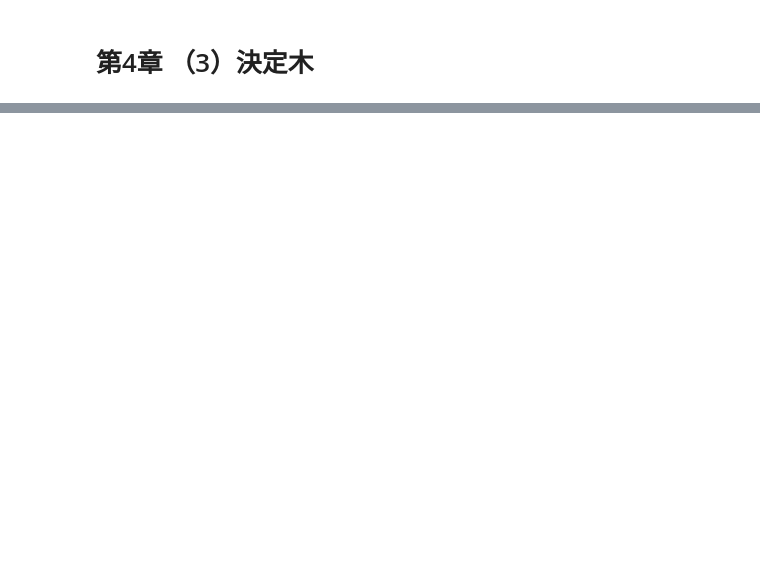
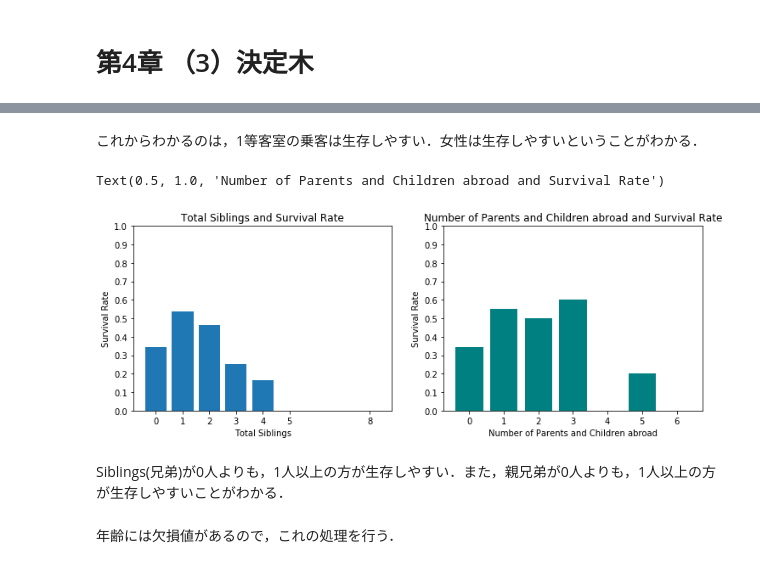
Before and after one commit to crotsu/ML_basic_ensemble, a Jupyter notebook: Chapter4/chap4_3_DecisionTree.ipynb, the cells around one changed output, grey strips where cells are left out. Saved outputs shown, nothing was run; the diff lists cells and outputs as text; code cells hidden in the pictures; blank space fills up the shorter version.

```diff
--- a/Chapter4/chap4_3_DecisionTree.ipynb
+++ b/Chapter4/chap4_3_DecisionTree.ipynb
@@ -38,0 +73,31 @@
+# %% [markdown]
+これからわかるのは，1等客室の乗客は生存しやすい．女性は生存しやすいということがわかる．
+# %%
+fig = plt.figure(figsize=(12, 4))
+ax1 = fig.add_subplot(121)
+ax2 = fig.add_subplot(122)
+
+# SibSp （同乗中の兄弟/配偶者の数）
+SiblingPlot = train_set['Survived'].groupby(train_set['SibSp']).mean()
+ax1.bar(x=SiblingPlot.index, height=SiblingPlot.values)
+ax1.set_ylabel('Survival Rate')
+ax1.set_xlabel('Total Siblings')
+ax1.set_xticks(SiblingPlot.index)
+ax1.set_yticks(np.arange(0, 1.1,.1))
+ax1.set_title('Total Siblings and Survival Rate')
+
+# Parch （同乗中の親/子供の数）
+ParchPlot = train_set['Survived'].groupby(train_set['Parch']).mean()
+ax2.bar(x=ParchPlot.index, height=ParchPlot.values, width = .8, color='Teal')
+ax2.set_ylabel('Survival Rate')
+ax2.set_xlabel('Number of Parents and Children abroad')
+ax2.set_xticks(ParchPlot.index)
+ax2.set_yticks(np.arange(0, 1.1,.1))
+ax2.set_title('Number of Parents and Children abroad and Survival Rate')
+# %% [output]
+Text(0.5, 1.0, 'Number of Parents and Children abroad and Survival Rate')
+[figure, added]
+# %% [markdown]
+Siblings(兄弟)が0人よりも，1人以上の方が生存しやすい．また，親兄弟が0人よりも，1人以上の方が生存しやすいことがわかる．
+# %% [markdown]
+年齢には欠損値があるので，これの処理を行う．
```
Also changed, not shown: parts of 14 cells of this notebook, 5 other files.
